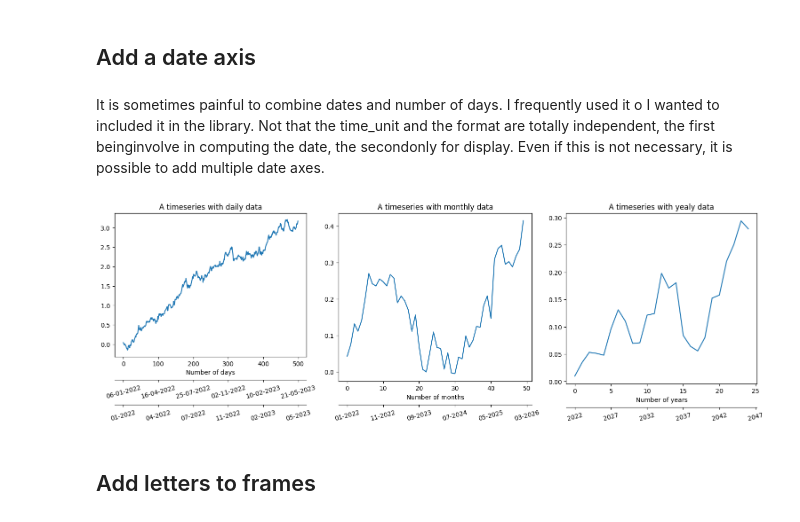
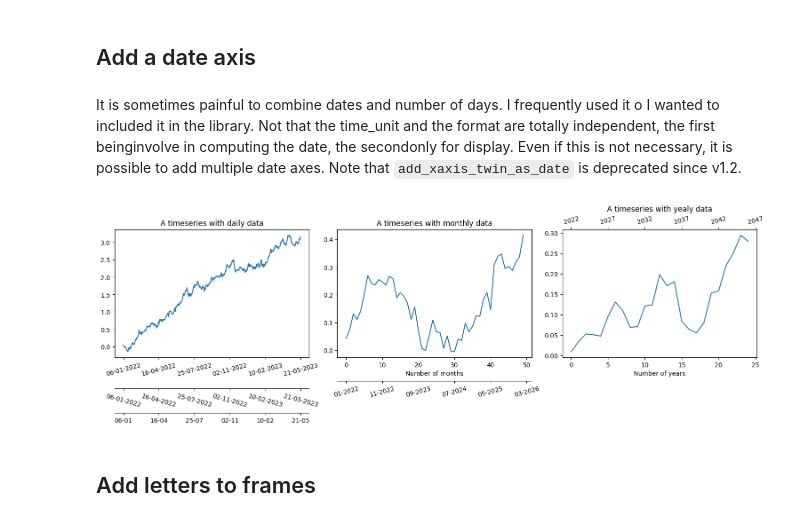
Before and after one commit to antoinecollet5/nested_grid_plotter, a Jupyter notebook: tutorials/utils.ipynb, the cells around one changed output. Saved outputs shown, nothing was run; the diff lists cells and outputs as text; code cells hidden in the pictures.

Commit message:
IMP: `add_xaxis_twin_as_date` is now deprecated and replaced by the more flexible `ticklabels_to_datetime` and `add_twin_axis_as_datetime` functions. The tutorials and tests have been updated.

```diff
--- a/tutorials/utils.ipynb
+++ b/tutorials/utils.ipynb
@@ -352,70 +352,84 @@ plotter.add_fig_legend(fontsize=10, ncol=2)
 ## Add a date axis
 # %% [markdown]
 It is sometimes painful to combine dates and number of days. I frequently used it o I wanted to included it in the library.
-Not that the time_unit and the format are totally independent, the first beinginvolve in computing the date, the secondonly for display. Even if this is not necessary, it is possible to add multiple date axes.
+Not that the time_unit and the format are totally independent, the first beinginvolve in computing the date, the secondonly for display. Even if this is not necessary, it is possible to add multiple date axes. Note that `add_xaxis_twin_as_date` is deprecated since v1.2.
 # %%
 from datetime import datetime
+from dateutil.relativedelta import relativedelta
 
 plotter = ngp.NestedGridPlotter(
     fig_params={"constrained_layout": True, "figsize": (15, 5)},
-    subfigs_params={"ncols": 3},
+    subplots_mosaic_params={"fig0": dict(mosaic=[["ax1-1", "ax1-2", "ax1-3"]])},
 )
 
 # Plot the data
 ax1 = plotter.ax_dict["ax1-1"]
 ax1.plot(np.cumsum(0.004 + 0.04 * np.random.randn(100, 5)))
 ax1.set_title("A timeseries with daily data")
-ax1.set_xlabel("Number of days")
 
-# Add a date x axis
-ax12 = ngp.add_xaxis_twin_as_date(
+# You can either transform the existing axis
+ngp.ticklabels_to_datetime(
     ax1,
-    first_date=datetime(2022, 1, 6),
-    time_units="days",
-    time_format="%d-%m-%Y",
-    spine_outward_position=38,
+    initial_datetime=datetime(2022, 1, 6),
+    is_y_axis=False,
+    step=relativedelta(days=1),
+    format="%d-%m-%Y",
+    rotation_degrees=15,
 )
 
-# Add a date x axis
-ax122 = ngp.add_xaxis_twin_as_date(
+# Or add a second one
+ngp.add_twin_axis_as_datetime(
     ax1,
-    first_date=datetime(2022, 1, 6),
-    time_units="days",
-    time_format="%m-%Y",
-    spine_outward_position=78,
+    initial_datetime=datetime(2022, 1, 6),
+    step=relativedelta(days=1),
+    format="%d-%m-%Y",
+    rotation_degrees=-15,  # rotation the other way around
+    spine_outward_position=50,  # relative to ax11
+)
+
+# And even a third one with a rotation
+ax113 = ngp.add_twin_axis_as_datetime(
+    ax1,
+    initial_datetime=datetime(2022, 1, 6),
+    step=relativedelta(days=1),
+    format="%d-%m",
+    spine_outward_position=90,  # relative to ax11
+    rotation_degrees=0,
 )
 
 # Plot the data
 ax2 = plotter.ax_dict["ax1-2"]
 ax2.plot(np.cumsum(0.004 + 0.04 * np.random.randn(10, 5)))
 ax2.set_title("A timeseries with monthly data")
 ax2.set_xlabel("Number of months")
 
-# Add a date x axis
-ax22 = ngp.add_xaxis_twin_as_date(
+# And on the third graphic, same with years and above the graphic
+ax22 = ngp.add_twin_axis_as_datetime(
     ax2,
-    first_date=datetime(2022, 1, 6),
-    time_units="months",
-    time_format="%m-%Y",
+    initial_datetime=datetime(2022, 1, 6),
+    step=relativedelta(months=1),
+    format="%m-%Y",
     spine_outward_position=38,
 )
 
 # Plot the data
 ax3 = plotter.ax_dict["ax1-3"]
 ax3.plot(np.cumsum(0.004 + 0.04 * np.random.randn(5, 5)))
 ax3.set_title("A timeseries with yealy data")
 ax3.set_xlabel("Number of years")
 
 # Add a date x axis
-ax3 = ngp.add_xaxis_twin_as_date(
+ax3 = ngp.add_twin_axis_as_datetime(
     ax3,
-    first_date=datetime(2022, 1, 6),
-    time_units="years",
-    time_format="%Y",
-    spine_outward_position=38,
+    initial_datetime=datetime(2022, 1, 6),
+    step=relativedelta(years=1),
+    format="%Y",
+    spine_outward_position=0,
+    position="top",
+    is_hide_opposed_tick_labels=False,
 )
 # %% [output]
-[figure, old version]
+[figure, new version]
 # %% [markdown]
 ## Add letters to frames
 # %%
```
Also changed, not shown: parts of 1 cell of this notebook, 4 other files.
